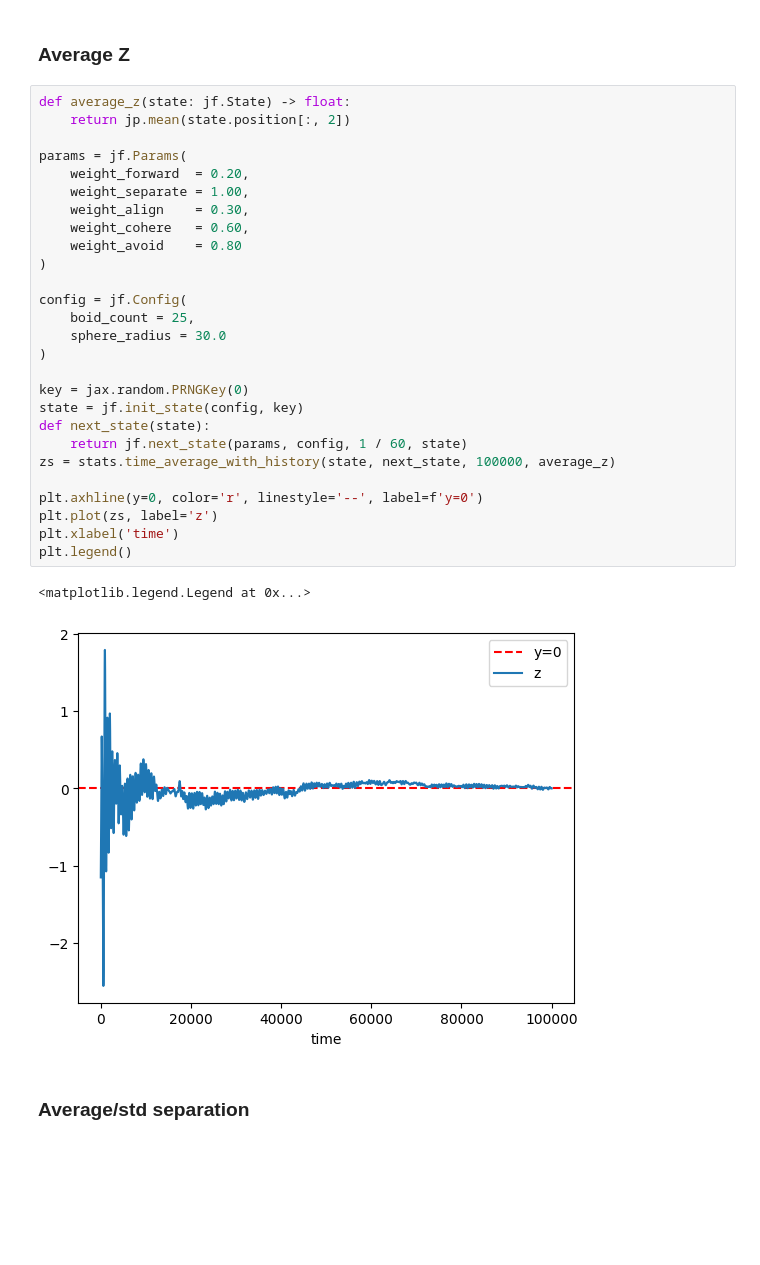
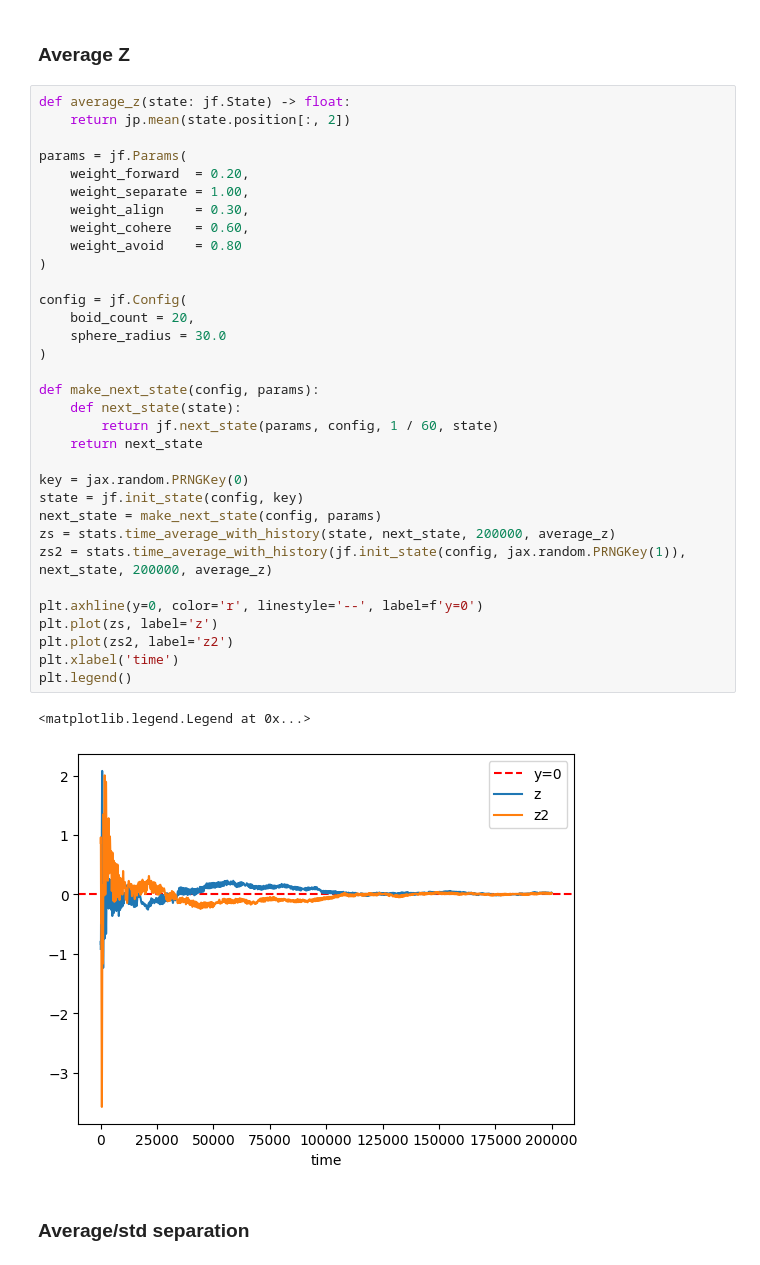
Before and after one commit to matthewshang/flock, a Jupyter notebook: ergodic.ipynb, the cells around one changed output. Saved outputs shown, nothing was run; the diff lists cells and outputs as text; blank space fills up the shorter version.

```diff
--- a/ergodic.ipynb
+++ b/ergodic.ipynb
@@ -13,33 +13,39 @@ import stats
 # %%
 def average_z(state: jf.State) -> float:
     return jp.mean(state.position[:, 2])
 
 params = jf.Params(
     weight_forward  = 0.20,
     weight_separate = 1.00,
     weight_align    = 0.30,
     weight_cohere   = 0.60,
     weight_avoid    = 0.80
 )
 
 config = jf.Config(
-    boid_count = 25,
+    boid_count = 20,
     sphere_radius = 30.0
 )
 
+def make_next_state(config, params):
+    def next_state(state):
+        return jf.next_state(params, config, 1 / 60, state)
+    return next_state
+
 key = jax.random.PRNGKey(0)
 state = jf.init_state(config, key)
-def next_state(state):
-    return jf.next_state(params, config, 1 / 60, state)
-zs = stats.time_average_with_history(state, next_state, 100000, average_z)
+next_state = make_next_state(config, params)
+zs = stats.time_average_with_history(state, next_state, 200000, average_z)
+zs2 = stats.time_average_with_history(jf.init_state(config, jax.random.PRNGKey(1)), next_state, 200000, average_z)
 
 plt.axhline(y=0, color='r', linestyle='--', label=f'y=0')
 plt.plot(zs, label='z')
+plt.plot(zs2, label='z2')
 plt.xlabel('time')
 plt.legend()
 # %% [output]
 <matplotlib.legend.Legend at 0x...>
-[figure, old version]
+[figure, new version]
 # %% [markdown]
 ### Average/std separation
 # %%
```
Also changed, not shown: parts of 3 cells of this notebook, 1 other file.
